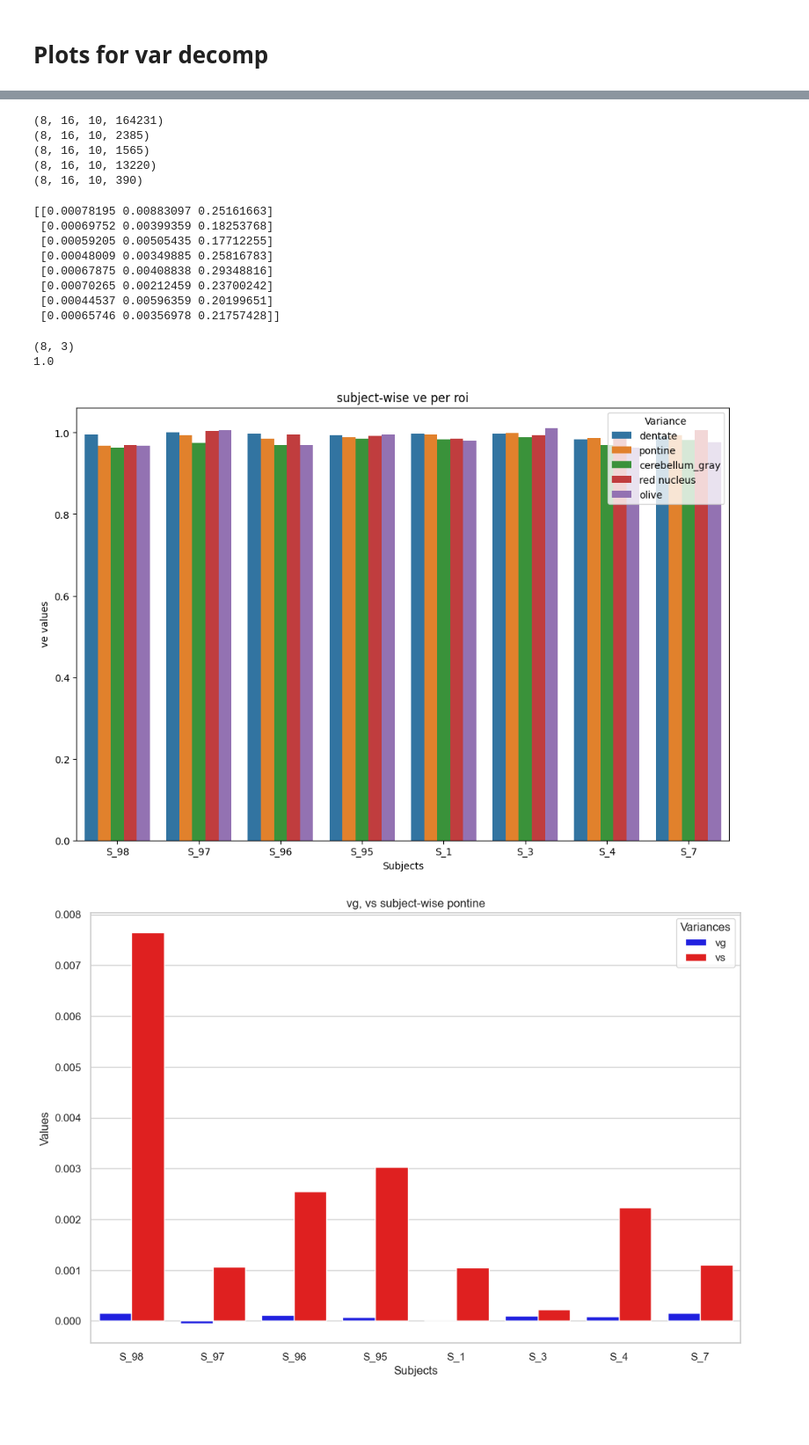
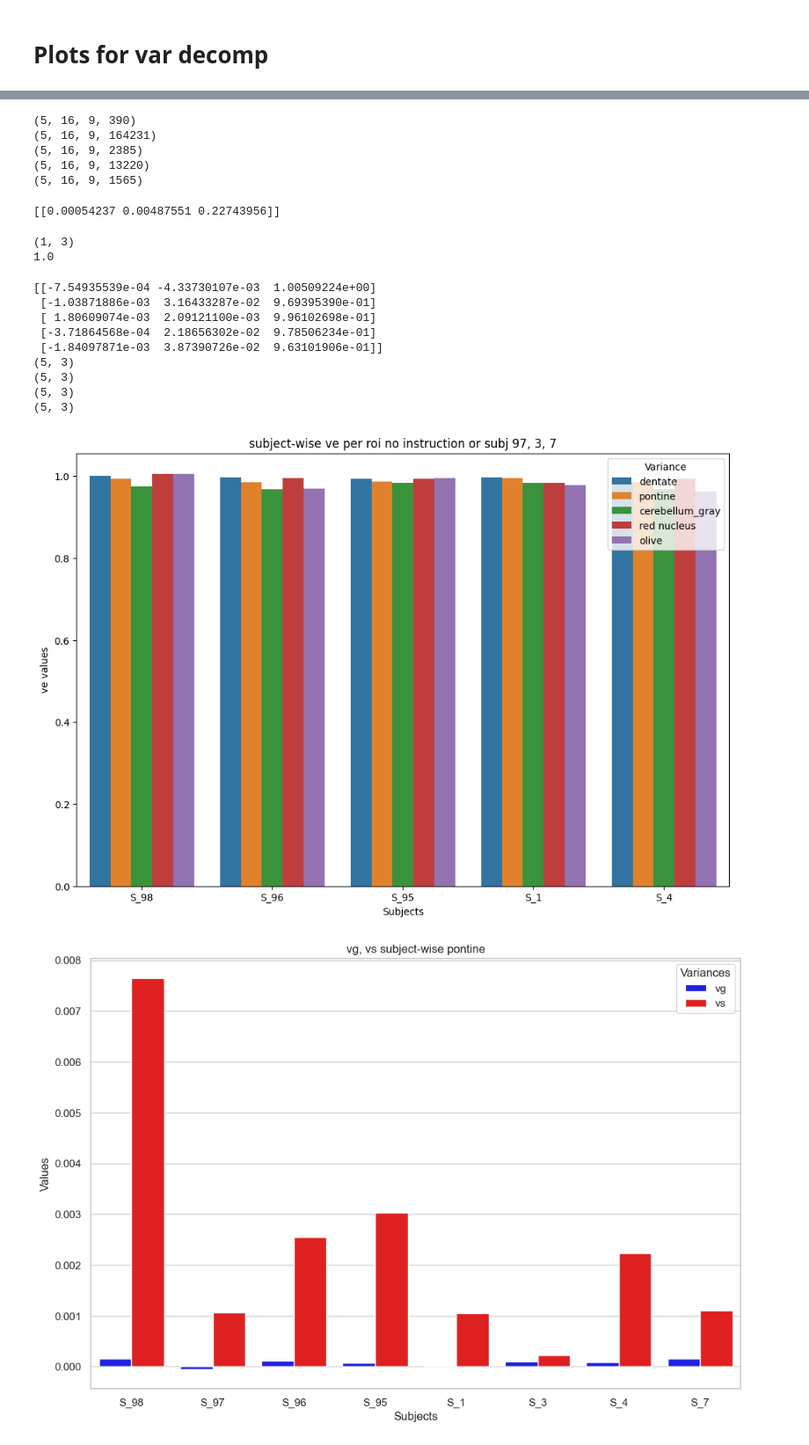
Before and after one commit to DiedrichsenLab/Pontine7T, a Jupyter notebook: notebooks/plots_decomp_var.ipynb, the cells around one changed output, grey strips where cells are left out. Shown at 88% size. Saved outputs shown, nothing was run; the diff lists cells and outputs as text; code cells hidden in the pictures; blank space fills up the shorter version.

Commit message:
removed instruction + 3 subjects

```diff
--- a/notebooks/plots_decomp_var.ipynb
+++ b/notebooks/plots_decomp_var.ipynb
@@ -320,17 +427,17 @@ tensor_subtract does not contain NaN values.
 # %%
 #data shapes for all structures to put into var decomp
 
-print(tensor_mean_subtract_c.shape)
-print(tensor_mean_subtract_d.shape)
-print(tensor_mean_subtract_o.shape)
-print(tensor_mean_subtract_p.shape)
-print(tensor_mean_subtract_r.shape)
+print(tensor_mean_subtr_with_del_subj_inst_r.shape)
+print(tensor_mean_subtr_with_del_subj_inst_c.shape)
+print(tensor_mean_subtr_with_del_subj_inst_d.shape)
+print(tensor_mean_subtr_with_del_subj_inst_p.shape)
+print(tensor_mean_subtr_with_del_subj_inst_o.shape)
 # %% [output]
-(8, 16, 10, 164231)
-(8, 16, 10, 2385)
-(8, 16, 10, 1565)
-(8, 16, 10, 13220)
-(8, 16, 10, 390)
+(5, 16, 9, 390)
+(5, 16, 9, 164231)
+(5, 16, 9, 2385)
+(5, 16, 9, 13220)
+(5, 16, 9, 1565)
 # %%
 # Example arrays representing variances for each subject
 #variances_d_no_inst= decompose_pattern_into_group_indiv_noise(tensor_mean_subtract_c, criterion='global')
@@ -339,11 +446,11 @@ print(tensor_mean_subtract_r.shape)
 #variances_r_no_inst= decompose_pattern_into_group_indiv_noise(tensor_mean_subtract_r, criterion='global')
 #variances_o_no_inst= decompose_pattern_into_group_indiv_noise(tensor_mean_subtract_o, criterion='global')
 
-variances_d= decompose_pattern_into_group_indiv_noise(tensor_mean_subtract_d, criterion='subject_wise')
-variances_p= decompose_pattern_into_group_indiv_noise(tensor_mean_subtract_p, criterion='subject_wise')
-variances_c= decompose_pattern_into_group_indiv_noise(tensor_mean_subtract_c, criterion='subject_wise')
-variances_r= decompose_pattern_into_group_indiv_noise(tensor_mean_subtract_r, criterion='subject_wise')
-variances_o= decompose_pattern_into_group_indiv_noise(tensor_mean_subtract_o, criterion='subject_wise')
+variances_d= decompose_pattern_into_group_indiv_noise(tensor_mean_subtr_with_del_subj_inst_d, criterion='global')
+variances_p= decompose_pattern_into_group_indiv_noise(tensor_mean_subtr_with_del_subj_inst_p, criterion='global')
+variances_c= decompose_pattern_into_group_indiv_noise(tensor_mean_subtr_with_del_subj_inst_c, criterion='global')
+variances_r= decompose_pattern_into_group_indiv_noise(tensor_mean_subtr_with_del_subj_inst_r, criterion='global')
+variances_o= decompose_pattern_into_group_indiv_noise(tensor_mean_subtr_with_del_subj_inst_o, criterion='global')
 
 #var_diff_d = variances_d_no_inst - variances_d
 #var_diff_p = variances_p_no_inst - variances_p
@@ -353,28 +460,21 @@ variances_o= decompose_pattern_into_group_indiv_noise(tensor_mean_subtract_o, cr
 
 print(variances_c)
 # %% [output]
-[[0.00078195 0.00883097 0.25161663]
- [0.00069752 0.00399359 0.18253768]
- [0.00059205 0.00505435 0.17712255]
- [0.00048009 0.00349885 0.25816783]
- [0.00067875 0.00408838 0.29348816]
- [0.00070265 0.00212459 0.23700242]
- [0.00044537 0.00596359 0.20199651]
- [0.00065746 0.00356978 0.21757428]]
+[[0.00054237 0.00487551 0.22743956]]
 # %%
 import pandas as pd
 
 # Assuming variances_d, variances_p, variances_o, variances_r are defined
 
-var_d_normalized = numpy.zeros((8,3))
-var_p_normalized = numpy.zeros((8,3))
-var_c_normalized = numpy.zeros((8,3))
-var_o_normalized = numpy.zeros((8,3))
-var_r_normalized = numpy.zeros((8,3))
+var_d_normalized = numpy.zeros((1,3))
+var_p_normalized = numpy.zeros((1,3))
+var_c_normalized = numpy.zeros((1,3))
+var_o_normalized = numpy.zeros((1,3))
+var_r_normalized = numpy.zeros((1,3))
 
 print(var_c_normalized.shape)
 
-for i in range(8):
+for i in range(1):
     row_sum_d = numpy.sum(variances_d[i])
     var_d_normalized[i] = variances_d[i]/row_sum_d
 
@@ -392,34 +492,49 @@ for i in range(8):
 
 print(var_o_normalized[0][0] + var_o_normalized[0][1] + var_o_normalized[0][2])
 # %% [output]
-(8, 3)
+(1, 3)
 1.0
 # %%
 # plot variances per roi (each variance separately), mean subtracted, for condition or for subject
 data = {
-    'Subjects': ['S_98', 'S_97', 'S_96', 'S_95', 'S_1', 'S_3', 'S_4', 'S_7'],
-    #'conditions': ["Instr", "Vis_S", "Act_Obs", "Flex_Ext", "F_Seq", "ToM", "N_back", "Sem_Pred", "Rest", "Rom_Movie"],
+    'Subjects': ['S_98','S_96', 'S_95', 'S_1', 'S_4'],
+   # 'conditions': ["Vis_S", "Act_Obs", "Flex_Ext", "F_Seq", "ToM", "N_back", "Sem_Pred", "Rest", "Rom_Movie"],
     'dentate': var_d_normalized[:,2],
     'pontine': var_p_normalized[:,2],
     'cerebellum_gray': var_c_normalized[:,2],
     'red nucleus': var_r_normalized[:,2],
     'olive': var_o_normalized[:,2]
 }
+
+print(var_o_normalized)
+print(var_d_normalized.shape)
+print(var_c_normalized.shape)
+print(var_p_normalized.shape)
+print(var_r_normalized.shape)
 
 df = pandas.DataFrame(data)
 
 #seaborn process
 df_melted = pandas.melt(df, id_vars=['Subjects'], var_name='Variance', value_name='Value')
 
 plt.figure(figsize=(12, 8))
 sns.barplot(x='Subjects', y='Value', hue='Variance', data=df_melted)
 plt.xlabel('Subjects')
 plt.ylabel('ve values')
-plt.title('subject-wise ve per roi')
+plt.title('subject-wise ve per roi no instruction or subj 97, 3, 7')
 plt.legend(title='Variance', loc='upper right')
 plt.show()
 # %% [output]
+[[-7.54935539e-04 -4.33730107e-03  1.00509224e+00]
+ [-1.03871886e-03  3.16433287e-02  9.69395390e-01]
+ [ 1.80609074e-03  2.09121100e-03  9.96102698e-01]
+ [-3.71864568e-04  2.18656302e-02  9.78506234e-01]
+ [-1.84097871e-03  3.87390726e-02  9.63101906e-01]]
+(5, 3)
+(5, 3)
+(5, 3)
+(5, 3)
-[figure, old version]
+[figure, new version]
 # %%
 #Plot subject-wise variance per ROI
 
```
Also changed, not shown: parts of 6 cells of this notebook, 1 other file.
